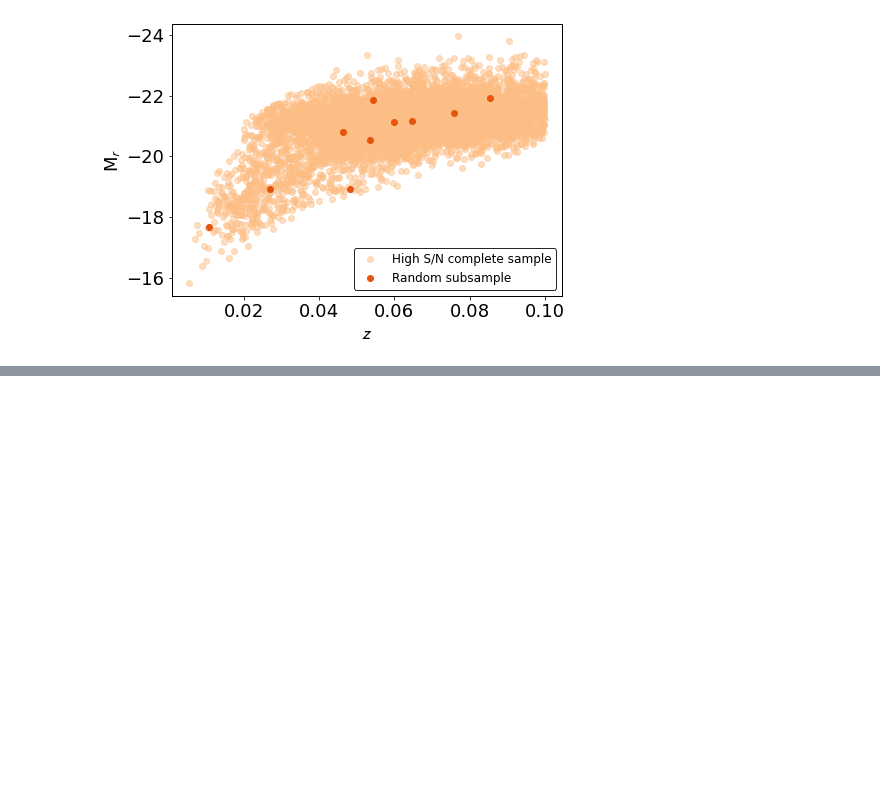
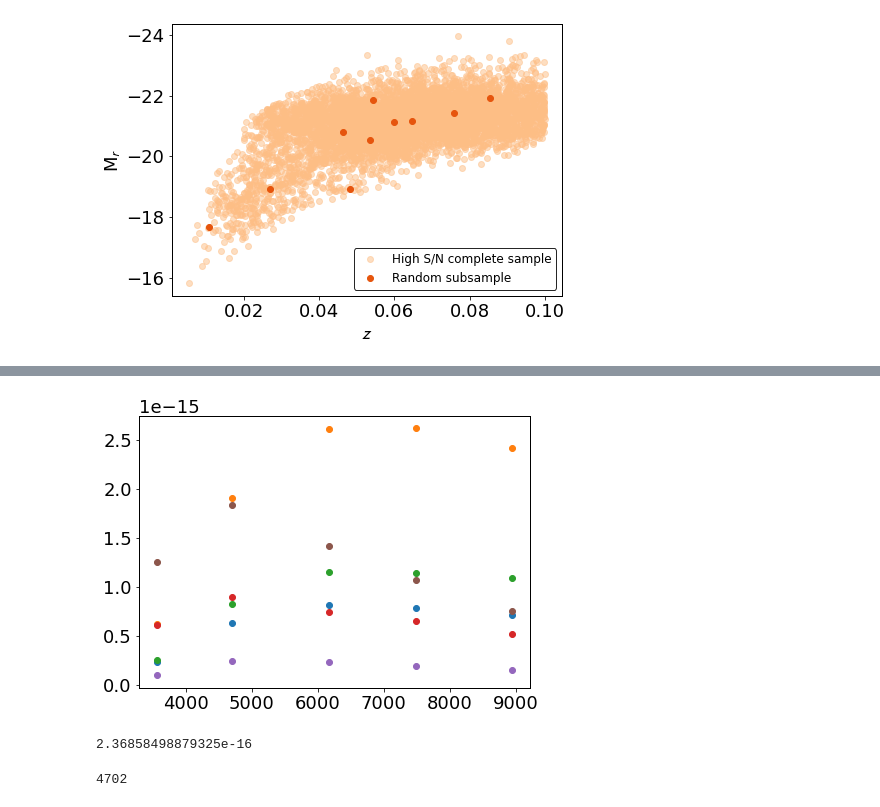
Before and after one commit to mlldantas/SEDFittingChallenge, a Jupyter notebook: sdss/Stripe82SDSS.ipynb, the cells around one changed output, grey strips where cells are left out. Drawn from its saved outputs; the diff is of its cells as text; code cells hidden in the pictures; blank space fills up the shorter version.

Commit message:
adding a plot

```diff
--- a/sdss/Stripe82SDSS.ipynb
+++ b/sdss/Stripe82SDSS.ipynb
@@ -87,3 +87,5 @@ wl_pivot_g = 4702
 wl_pivot_r = 6175
 wl_pivot_i = 7491
 wl_pivot_z = 8943
+# %%
+wl_pivot_all = list([wl_pivot_u, wl_pivot_g, wl_pivot_r, wl_pivot_i, wl_pivot_z])
@@ -314,0 +336,25 @@ random_subsample.to_csv('../../Data/Stripe82_highs2n_10subsample.csv', index=Fal
+# %%
+plt.scatter(x=wl_pivot_all,
+            y=random_subsample[['flux_la_u', 'flux_la_g', 'flux_la_r', 'flux_la_i', 'flux_la_z']].values[0])
+plt.scatter(x=wl_pivot_all,
+            y=random_subsample[['flux_la_u', 'flux_la_g', 'flux_la_r', 'flux_la_i', 'flux_la_z']].values[1])
+plt.scatter(x=wl_pivot_all,
+            y=random_subsample[['flux_la_u', 'flux_la_g', 'flux_la_r', 'flux_la_i', 'flux_la_z']].values[2])
+plt.scatter(x=wl_pivot_all,
+            y=random_subsample[['flux_la_u', 'flux_la_g', 'flux_la_r', 'flux_la_i', 'flux_la_z']].values[3])
+plt.scatter(x=wl_pivot_all,
+            y=random_subsample[['flux_la_u', 'flux_la_g', 'flux_la_r', 'flux_la_i', 'flux_la_z']].values[4])
+plt.scatter(x=wl_pivot_all,
+            y=random_subsample[['flux_la_u', 'flux_la_g', 'flux_la_r', 'flux_la_i', 'flux_la_z']].values[5])
+
+plt.show()
+# %% [output]
+[figure, added]
+# %%
+random_subsample['flux_la_u'].iloc[0]
+# %% [output]
+2.36858498879325e-16
+# %%
+wl_pivot_g
+# %% [output]
+4702
```
Also changed, not shown: parts of 2 cells of this notebook.
